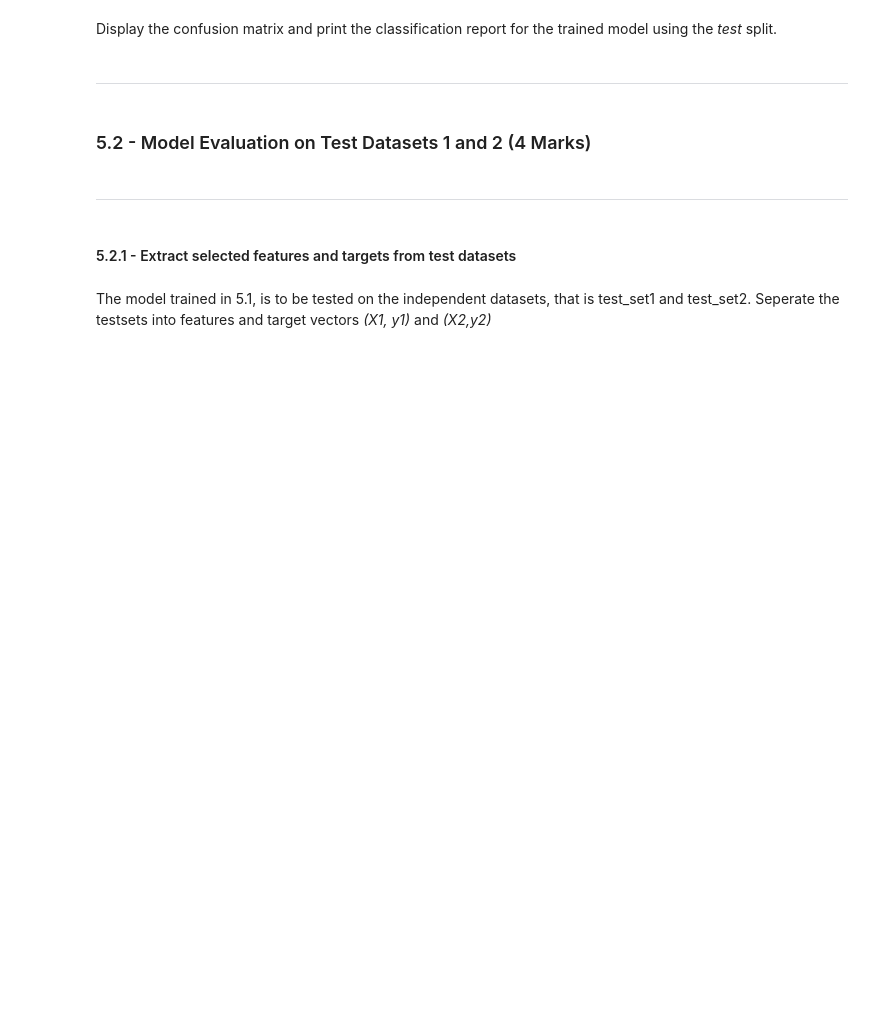
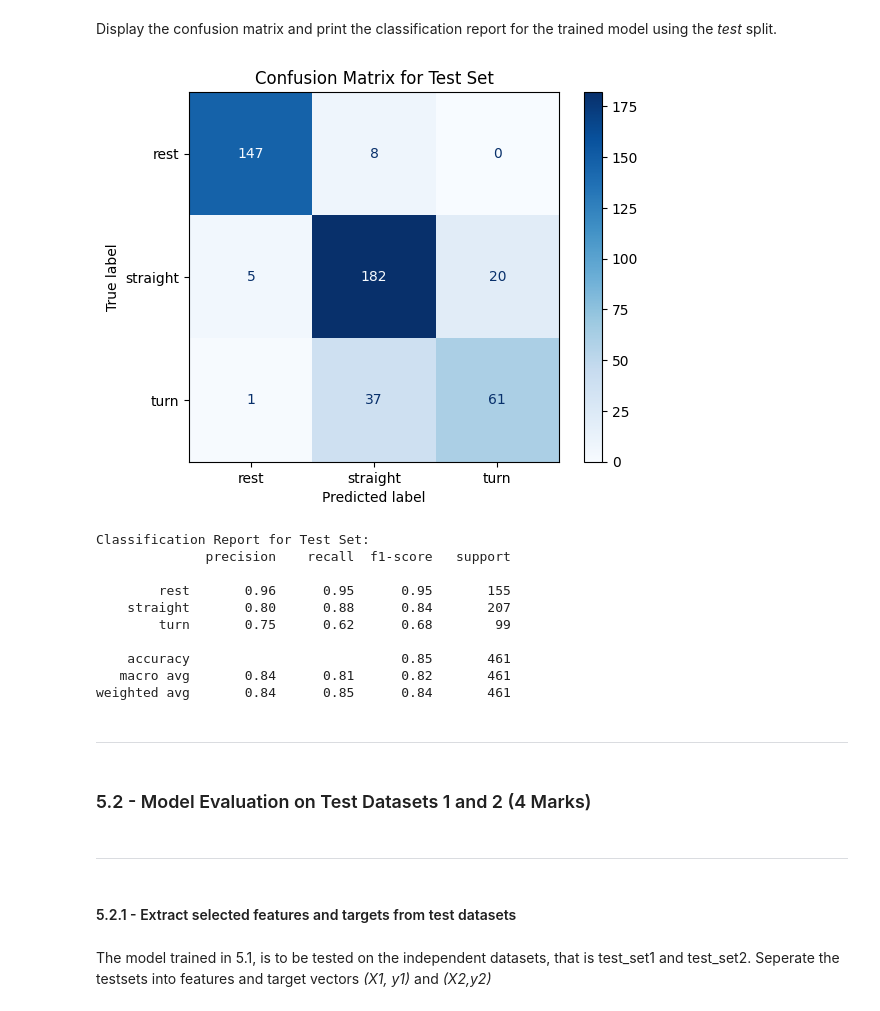
Before and after one commit to dhruvvyas0725/engg680_2024_fall, a Jupyter notebook: Lab Assignment 4/Assignment_4.ipynb, the cells around one changed output. Saved outputs shown, nothing was run; the diff lists cells and outputs as text; code cells hidden in the pictures; blank space fills up the shorter version.

```diff
--- a/Lab Assignment 4/Assignment_4.ipynb
+++ b/Lab Assignment 4/Assignment_4.ipynb
@@ -1427,3 +1432,4 @@ ___
 Similar to the steps from **1.2.2** and perform model training and tuning using for the model selected. Perform the `train_test_split`, initiate a `Pipeline`, then define the *Parameters* for `GridSearchCV`. Finally, perfrom the grid search.
 # %%
 # TODO - Perform train/test split
+X_train, X_test, y_train, y_test = train_test_split(X, y, test_size=0.3, random_state=42, stratify=y)
@@ -1433,2 +1436,24 @@ Similar to the steps from **1.2.2** and perform model training and tuning using
+# %%
+from sklearn.pipeline import Pipeline
+from sklearn.preprocessing import StandardScaler
+from sklearn.ensemble import RandomForestClassifier # Import RandomForestClassifier
+
+# Define the pipeline
+pipe = Pipeline([
+    ('scaler', StandardScaler()),  # Feature scaling
+    ('classifier', RandomForestClassifier())  # Random Forest model
+])
+# %%
+# TODO - Define the parameter grid for your model
+# (3 marks)
+# Define the parameter grid for the Random Forest model
+param_grid = {
+    'classifier__n_estimators': [50, 100, 200],  # Number of trees in the forest
+    'classifier__max_depth': [None, 10, 20, 30],  # Maximum depth of the tree
+    'classifier__min_samples_split': [2, 5, 10],  # Minimum number of samples required to split an internal node
+    'classifier__min_samples_leaf': [1, 2, 4]  # Minimum number of samples required to be at a leaf node
+}
 # %%
 # TODO - Perform the grid search
+grid = GridSearchCV(pipe, param_grid, cv=5, scoring='accuracy', return_train_score=True)
+grid.fit(X_train, y_train)
@@ -1451,3 +1506,35 @@ Display the confusion matrix and print the classification report for the trained
+# %%
+# TODO - Display confusion matrix and print classification report
+import matplotlib.pyplot as plt
+from sklearn.metrics import confusion_matrix, classification_report, ConfusionMatrixDisplay
+
+# Predictions for the test set
+y_pred_test = grid.best_estimator_.predict(X_test)
+
+# Compute confusion matrix for the test set
+cm_test = confusion_matrix(y_test, y_pred_test)
+
+# Display confusion matrix for the test set
+disp_test = ConfusionMatrixDisplay(confusion_matrix=cm_test, display_labels=grid.best_estimator_.classes_)
+disp_test.plot(cmap=plt.cm.Blues)
+plt.title("Confusion Matrix for Test Set")
+plt.show()
+
+# Print classification report for the test set
+print("Classification Report for Test Set:")
+print(classification_report(y_test, y_pred_test, zero_division=0))
+# %% [output]
+[figure, added]
+Classification Report for Test Set:
+              precision    recall  f1-score   support
+
+        rest       0.96      0.95      0.95       155
+    straight       0.80      0.88      0.84       207
+        turn       0.75      0.62      0.68        99
+
+    accuracy                           0.85       461
+   macro avg       0.84      0.81      0.82       461
+weighted avg       0.84      0.85      0.84       461
 # %% [markdown]
 ___
 # %% [markdown]
```
Also changed, not shown: parts of 38 cells of this notebook.
